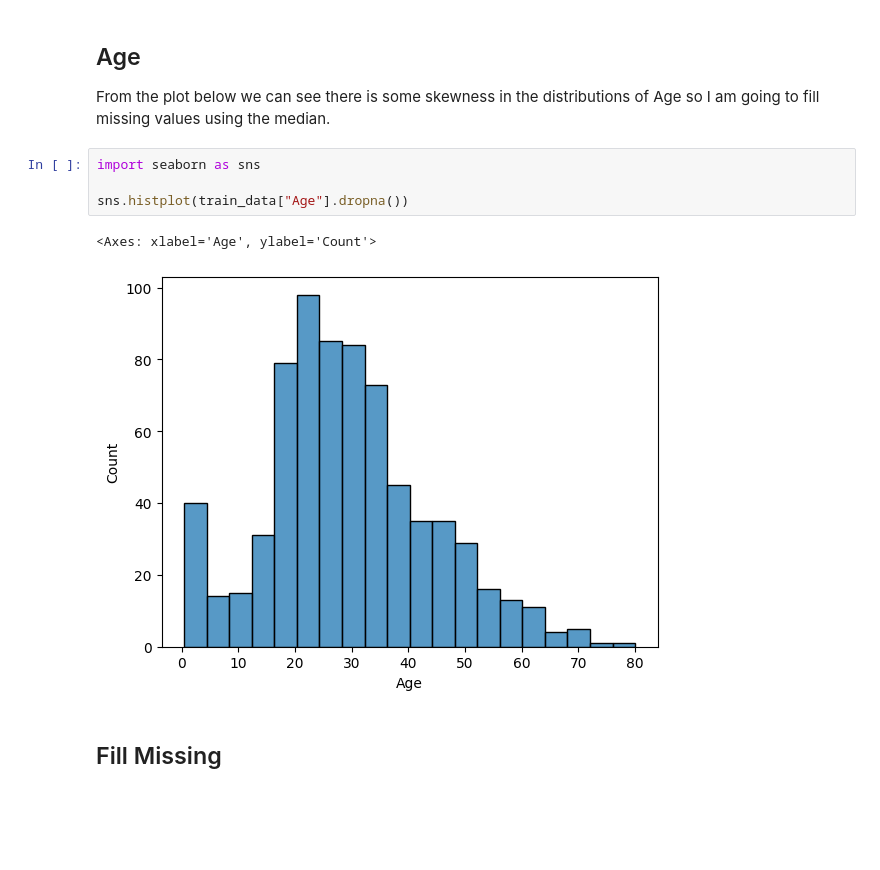
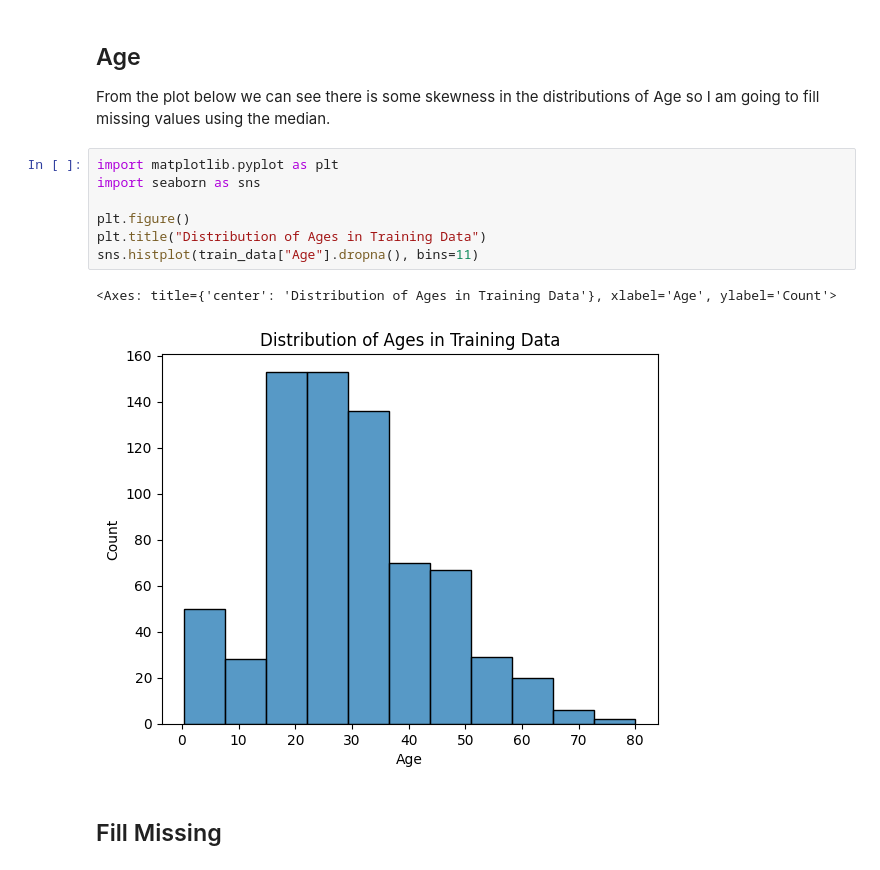
Before and after one commit to gclembo/kaggle-titanic-predictions, a Jupyter notebook: kaggle-titanic-predictions.ipynb, the cells around one changed output. Cells and saved outputs as stored; diff of their text form; blank space fills up the shorter version.

```diff
--- a/kaggle-titanic-predictions.ipynb
+++ b/kaggle-titanic-predictions.ipynb
@@ -83,12 +83,15 @@ dtype: int64
 
 From the plot below we can see there is some skewness  in the distributions of Age so I am going to fill missing values using the median.
 # %%
+import matplotlib.pyplot as plt
 import seaborn as sns
 
-sns.histplot(train_data["Age"].dropna())
+plt.figure()
+plt.title("Distribution of Ages in Training Data")
+sns.histplot(train_data["Age"].dropna(), bins=11)
 # %% [output]
-<Axes: xlabel='Age', ylabel='Count'>
+<Axes: title={'center': 'Distribution of Ages in Training Data'}, xlabel='Age', ylabel='Count'>
-[figure, old version]
+[figure, new version]
 # %% [markdown]
 ## Fill Missing
 # %%
```
Also changed, not shown: parts of 1 cell of this notebook.
